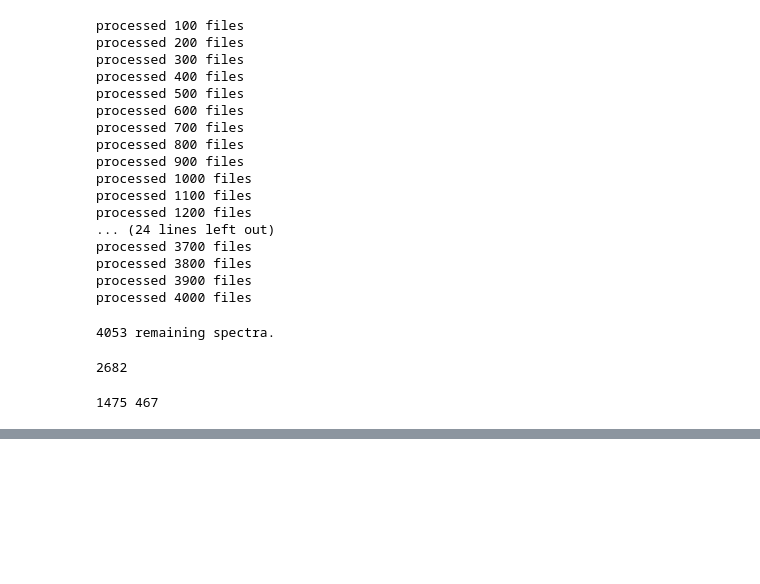
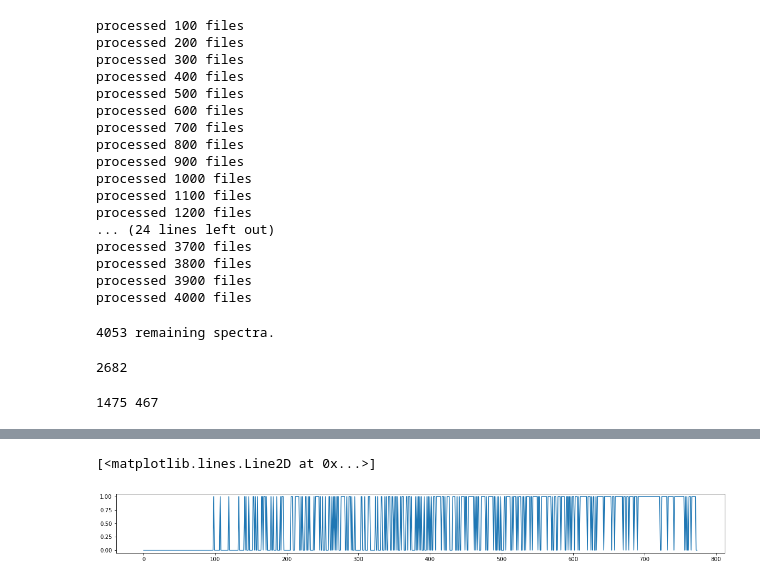
Before and after one commit to nitrozyna/FDR-Metabolomics, a Jupyter notebook: src/passatutto_analysis.ipynb, the cells around one changed output, grey strips where cells are left out. Drawn from its saved outputs; the diff is of its cells as text; code cells hidden in the pictures; blank space fills up the shorter version.

```diff
--- a/src/passatutto_analysis.ipynb
+++ b/src/passatutto_analysis.ipynb
@@ -160,0 +318,14 @@ plt.hist(s, bins=20)
+# %%
+# table 1, columns are score, db (target/decoy)
+fdr_table = []
+for h in hits:
+    fdr_table.append((h[0], h[1], 0))
+for h in decoy_hits:
+    fdr_table.append((h[0], h[1], 1))
+fdr_table.sort(key = lambda x: x[1], reverse = True)
+q, s, ss = zip(*fdr_table)
+plt.figure(figsize=(20,2))
+plt.plot(range(len(ss)), ss)
+# %% [output]
+[<matplotlib.lines.Line2D at 0x...>]
+[figure, added]
```
Also changed, not shown: parts of 17 cells of this notebook, 3 other files.
